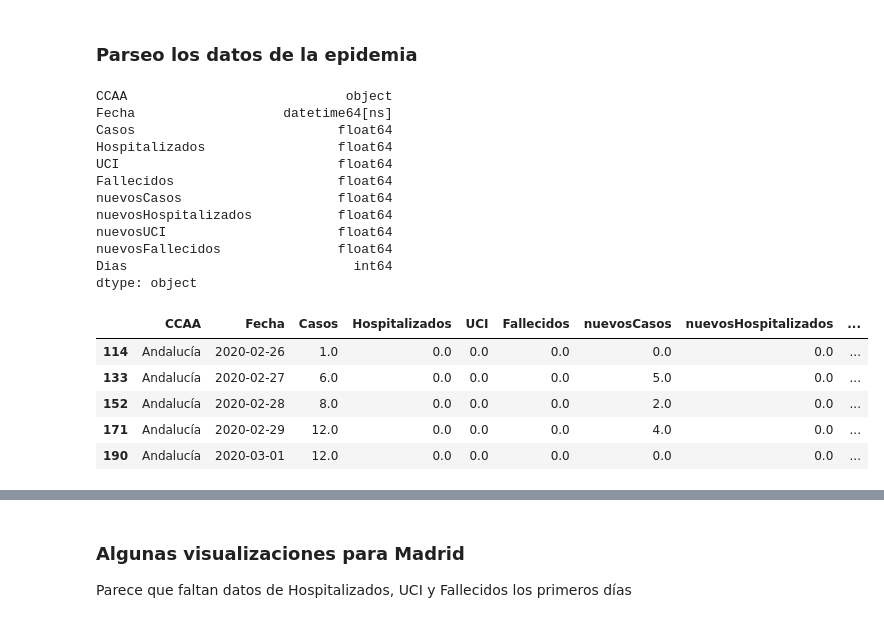
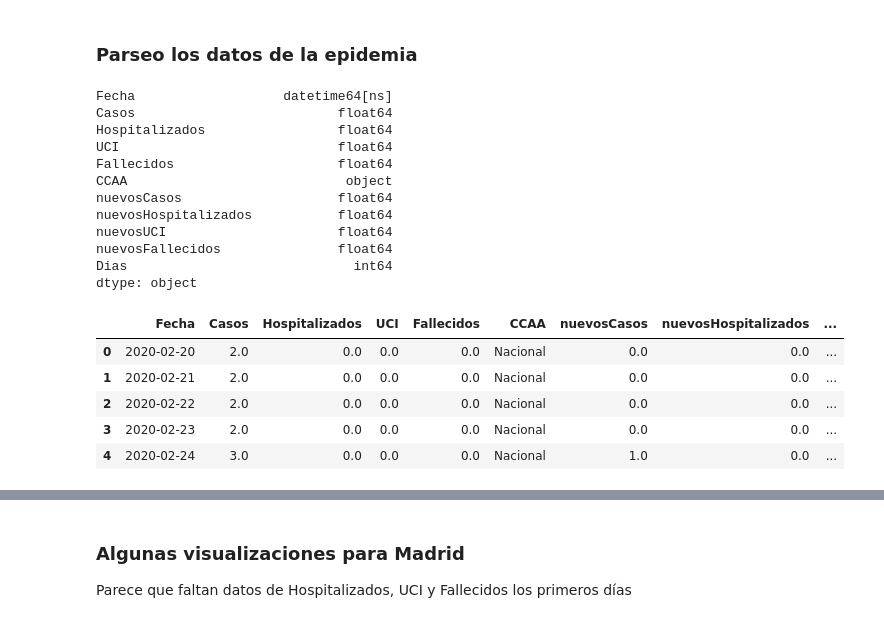
Before and after one commit to manu-jimenez/covid19-manu, a Jupyter notebook: covid19-manu.ipynb, the cells around one changed output, grey strips where cells are left out. Cells and saved outputs as stored; diff of their text form; code cells hidden in the pictures.

```diff
--- a/covid19-manu.ipynb
+++ b/covid19-manu.ipynb
@@ -73,51 +73,58 @@ censo_ccaa
 | 18 | Ceuta | 83517 |
 | 19 | Melilla | 81323 |
 # %%
-nombres_ccaa = {'AN':'Andalucía', 'AR':'Aragón', 'AS':'Asturias, Principado De', 'CB':'Cantabria', 'CE':'Ceuta', 'CL':'Castilla Y León',
-                'CM':'Castilla-La Mancha', 'CN':'Navarra, Comunidad Foral De', 'CT':'Cataluña', 'EX':'Extremadura', 'GA':'Galicia',
-                'IB':'Balears, Illes', 'MC':'Murcia, Región De', 'MD':'Madrid, Comunidad De', 'ME':'Melilla', 'NC':'Total Nacional',
-                'PV':'País Vasco', 'RI':'Rioja, La', 'VC':'Comunitat Valenciana'}
+nombres_ccaa = {'AN':'Andalucía', 'AR':'Aragón', 'AS':'Asturias, Principado De', 'CB':'Cantabria', 'CE':'Ceuta',
+                'CL':'Castilla Y León', 'CM':'Castilla-La Mancha', 'CN':'Canarias', 'CT':'Cataluña', 'EX':'Extremadura',
+                'GA':'Galicia','IB':'Balears, Illes', 'MC':'Murcia, Región De', 'MD':'Madrid, Comunidad De', 'ME':'Melilla',
+                'NC':'Navarra, Comunidad Foral De','PV':'País Vasco', 'RI':'Rioja, La', 'VC':'Comunitat Valenciana'
+               }
 # %% [markdown]
 ### Parseo los datos de la epidemia
 # %%
 df = pd.read_csv('serie_historica_acumulados.csv', parse_dates=[1], infer_datetime_format=True )
 df = df[:-1]  # elimino comentario de la ultima fila
 df = df.rename(columns={'CCAA Codigo ISO':'CCAA', 'Casos ':'Casos'})
 df = df.fillna(0)
 df['CCAA'] = df['CCAA'].apply(lambda x: nombres_ccaa[x])
 
 # Elimino los registros sin casos
 df = df[df['Casos'] > 0]
 
-# Calculo los nuevos casos por CCAA
-df = df.sort_values(by=['CCAA','Fecha'])
+# Calculo los nuevos casos por CCAA y el total nacional
+df = df.sort_values(by=['CCAA','Fecha']).reset_index(drop=True)
+
+total_nacional = df.groupby('Fecha').sum().reset_index()
+total_nacional['CCAA'] = ['Nacional']*len(total_nacional)
+
+df = pd.concat([total_nacional, df], ignore_index=True, sort=False)
+
 for col in ['Casos', 'Hospitalizados', 'UCI', 'Fallecidos']:
     df['nuevos' + col] = df.groupby('CCAA')[col].diff().fillna(0)
 
 # Dias desde el inicio de la epidemia por CCAA
 df['Dias'] = df.groupby('CCAA')['Fecha'].transform(lambda x: x - x.iloc[0]).dt.days  # magia negra
 
 print(df.dtypes)
 df.head()
 # %% [output]
-CCAA                            object
 Fecha                   datetime64[ns]
 Casos                          float64
 Hospitalizados                 float64
 UCI                            float64
 Fallecidos                     float64
+CCAA                            object
 nuevosCasos                    float64
 nuevosHospitalizados           float64
 nuevosUCI                      float64
 nuevosFallecidos               float64
 Dias                             int64
 dtype: object
-|  | CCAA | Fecha | Casos | Hospitalizados | UCI | Fallecidos | nuevosCasos | nuevosHospitalizados | ... |
-| 114 | Andalucía | 2020-02-26 | 1.0 | 0.0 | 0.0 | 0.0 | 0.0 | 0.0 | ... |
-| 133 | Andalucía | 2020-02-27 | 6.0 | 0.0 | 0.0 | 0.0 | 5.0 | 0.0 | ... |
-| 152 | Andalucía | 2020-02-28 | 8.0 | 0.0 | 0.0 | 0.0 | 2.0 | 0.0 | ... |
-| 171 | Andalucía | 2020-02-29 | 12.0 | 0.0 | 0.0 | 0.0 | 4.0 | 0.0 | ... |
-| 190 | Andalucía | 2020-03-01 | 12.0 | 0.0 | 0.0 | 0.0 | 0.0 | 0.0 | ... |
+|  | Fecha | Casos | Hospitalizados | UCI | Fallecidos | CCAA | nuevosCasos | nuevosHospitalizados | ... |
+| 0 | 2020-02-20 | 2.0 | 0.0 | 0.0 | 0.0 | Nacional | 0.0 | 0.0 | ... |
+| 1 | 2020-02-21 | 2.0 | 0.0 | 0.0 | 0.0 | Nacional | 0.0 | 0.0 | ... |
+| 2 | 2020-02-22 | 2.0 | 0.0 | 0.0 | 0.0 | Nacional | 0.0 | 0.0 | ... |
+| 3 | 2020-02-23 | 2.0 | 0.0 | 0.0 | 0.0 | Nacional | 0.0 | 0.0 | ... |
+| 4 | 2020-02-24 | 3.0 | 0.0 | 0.0 | 0.0 | Nacional | 1.0 | 0.0 | ... |
 # %%
 # fechas cuarentena (fuente: https://es.wikipedia.org/wiki/Cuarentena_de_Espa%C3%B1a_de_2020 )
 inicio_cuarentena_madrid = np.datetime64('2020-03-11') # cierre colegios?
```
Also changed, not shown: parts of 5 cells of this notebook.
